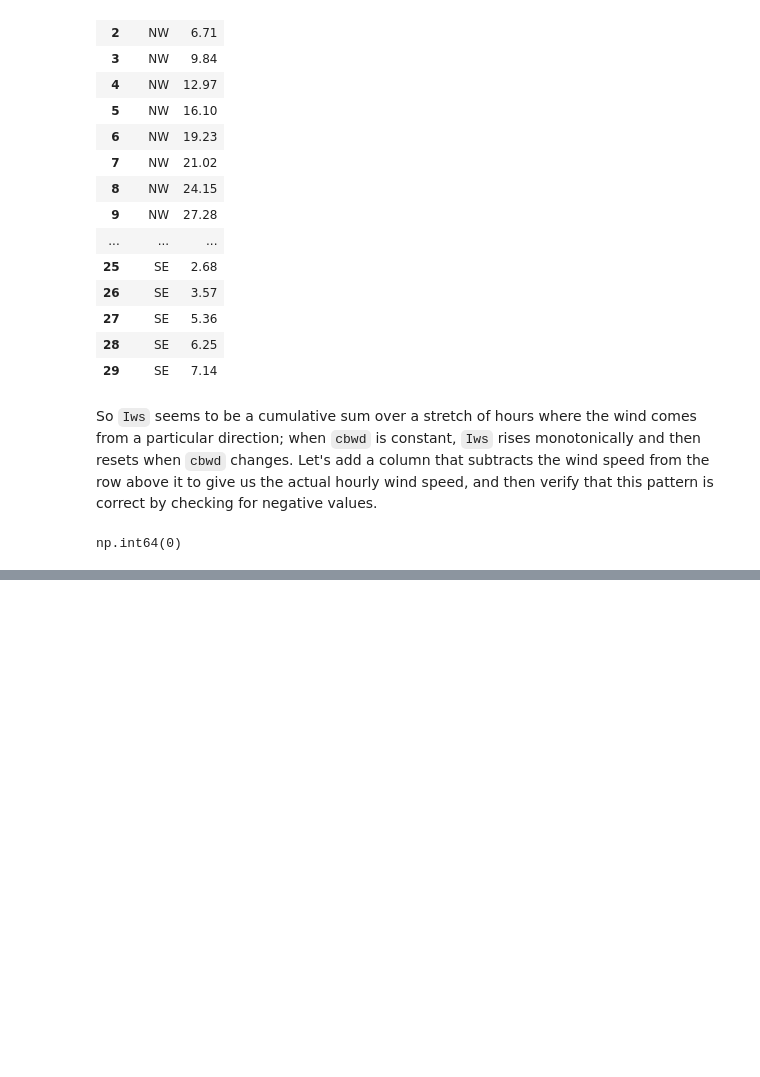
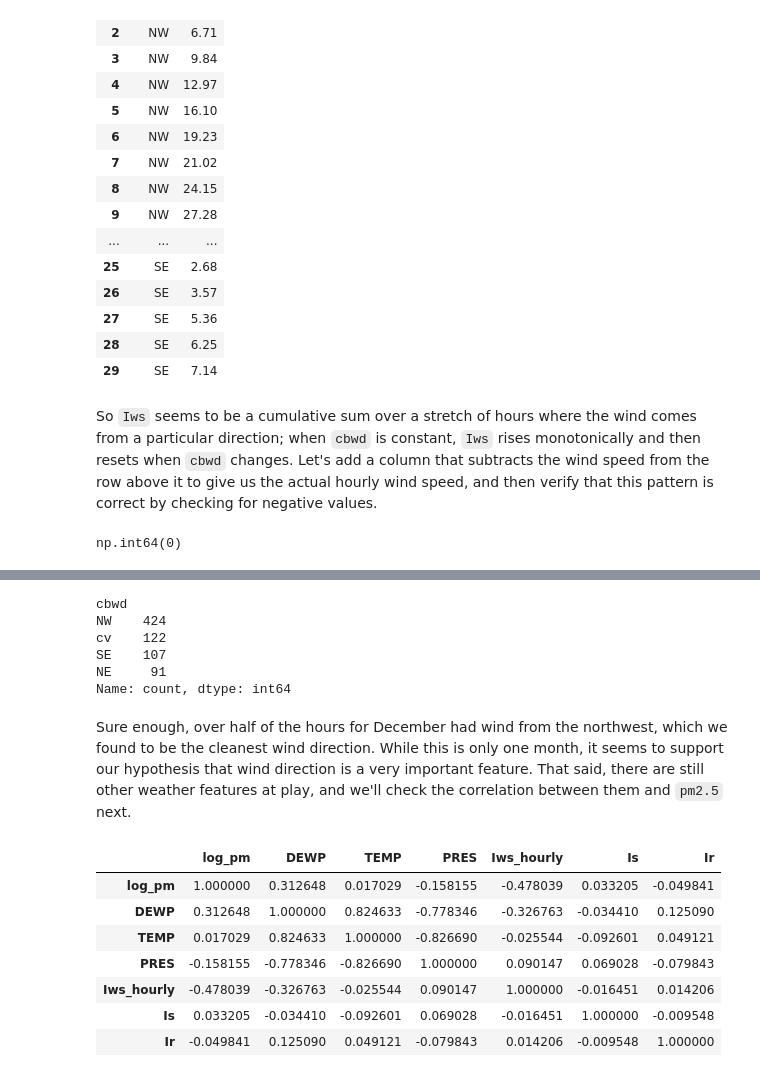
Before and after one commit to hoswaymolina/beijing_air_quality, a Jupyter notebook: notebooks/01_eda.ipynb, the cells around one changed output, grey strips where cells are left out. Cells and saved outputs as stored; diff of their text form; code cells hidden in the pictures; blank space fills up the shorter version.

```diff
--- a/notebooks/01_eda.ipynb
+++ b/notebooks/01_eda.ipynb
@@ -305,0 +324,3 @@ We are in the clear with no negative wind speeds.
+# %%
+counts = df.set_index("datetime")["pm2.5"].resample("ME").count()
+print(counts["2010-10":"2011-04"])
@@ -305,0 +341,25 @@ We are in the clear with no negative wind speeds.
+# %%
+dec = df[(df["year"] == 2010) & (df["month"] == 12)]
+dec["cbwd"].value_counts()
+# %% [output]
+cbwd
+NW    424
+cv    122
+SE    107
+NE     91
+Name: count, dtype: int64
+# %% [markdown]
+Sure enough, over half of the hours for December had wind from the northwest, which we found to be the cleanest wind direction. While this is only one month, it seems to support our hypothesis that wind direction is a very important feature. That said, there are still other weather features at play, and we'll check the correlation between them and `pm2.5` next.
+# %%
+df["log_pm"] = np.log1p(df["pm2.5"])
+cols = ["log_pm", "DEWP", "TEMP", "PRES", "Iws_hourly", "Is", "Ir"]
+df[cols].corr()
+# %% [output]
+|  | log_pm | DEWP | TEMP | PRES | Iws_hourly | Is | Ir |
+| log_pm | 1.000000 | 0.312648 | 0.017029 | -0.158155 | -0.478039 | 0.033205 | -0.049841 |
+| DEWP | 0.312648 | 1.000000 | 0.824633 | -0.778346 | -0.326763 | -0.034410 | 0.125090 |
+| TEMP | 0.017029 | 0.824633 | 1.000000 | -0.826690 | -0.025544 | -0.092601 | 0.049121 |
+| PRES | -0.158155 | -0.778346 | -0.826690 | 1.000000 | 0.090147 | 0.069028 | -0.079843 |
+| Iws_hourly | -0.478039 | -0.326763 | -0.025544 | 0.090147 | 1.000000 | -0.016451 | 0.014206 |
+| Is | 0.033205 | -0.034410 | -0.092601 | 0.069028 | -0.016451 | 1.000000 | -0.009548 |
+| Ir | -0.049841 | 0.125090 | 0.049121 | -0.079843 | 0.014206 | -0.009548 | 1.000000 |
```
Also changed, not shown: parts of 11 cells of this notebook, 4 other files.
